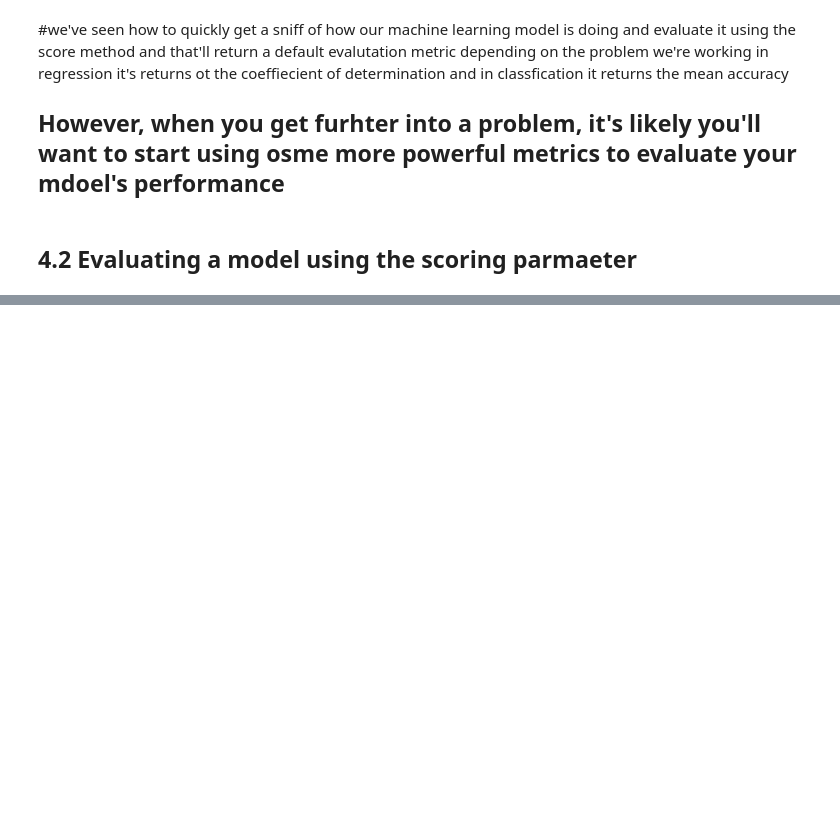
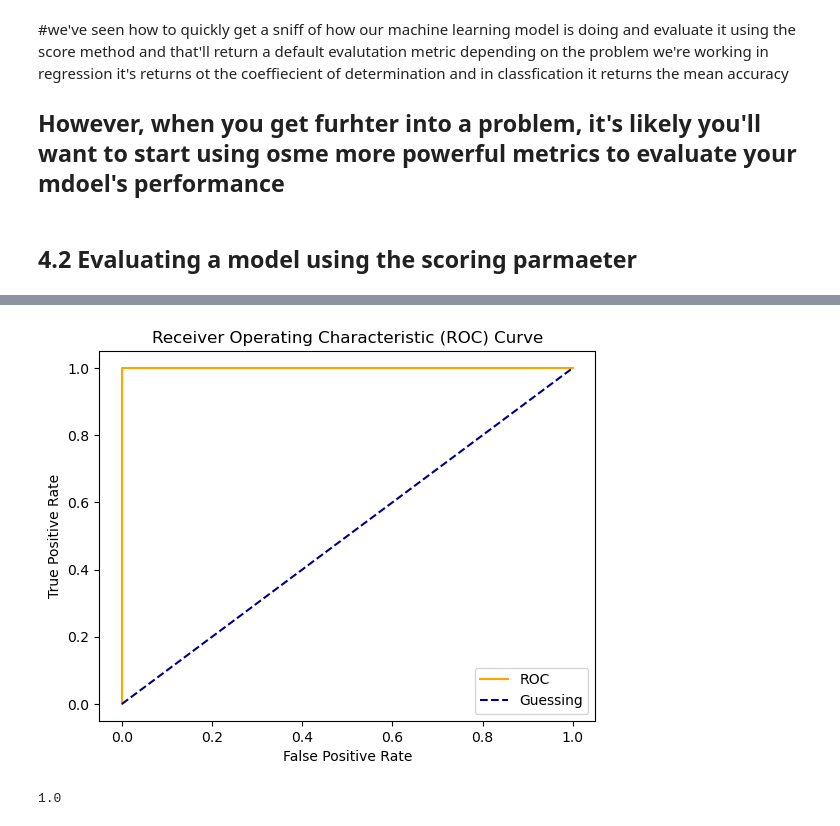
Before and after one commit to nelson2064/Machine-Learning-Data-Science, a Jupyter notebook: fScikitlearn Creating Machine Learning Models/4. Evaluating a machine learning model.ipynb, the cells around one changed output, grey strips where cells are left out. Saved outputs shown, nothing was run; the diff lists cells and outputs as text; code cells hidden in the pictures; blank space fills up the shorter version.

```diff
--- a/fScikitlearn Creating Machine Learning Models/4. Evaluating a machine learning model.ipynb
+++ b/fScikitlearn Creating Machine Learning Models/4. Evaluating a machine learning model.ipynb
@@ -151,0 +361,16 @@ clf.fit(X_train, y_train);
+# %%
+#lets check the perfect roc curve  i have previously said it can go to 1.0
+# the are under the curve will be 1.0 auc will be 1.0 we just disccus that
+# but so in reality, a perfect rock curve is very unlikely that means you've got a perfect model it's got no flase positives everything's a true postive
+# Plot perfect ROC curve
+fpr, tpr, thresholds = roc_curve(y_test, y_test)
+plot_roc_curve(fpr, tpr)
+#themain details ehre that a rock curve is predicting is  a ture positive rate versus a false postive rate
+#the main metric you can use to boil it down rathen than just being a curve , you can use the auc score
+# %% [output]
+[figure, added]
+# %%
+# Perfect ROC AUC score
+roc_auc_score(y_test, y_test)
+# %% [output]
+1.0
```
Also changed, not shown: parts of 62 cells of this notebook, 3 other files.
